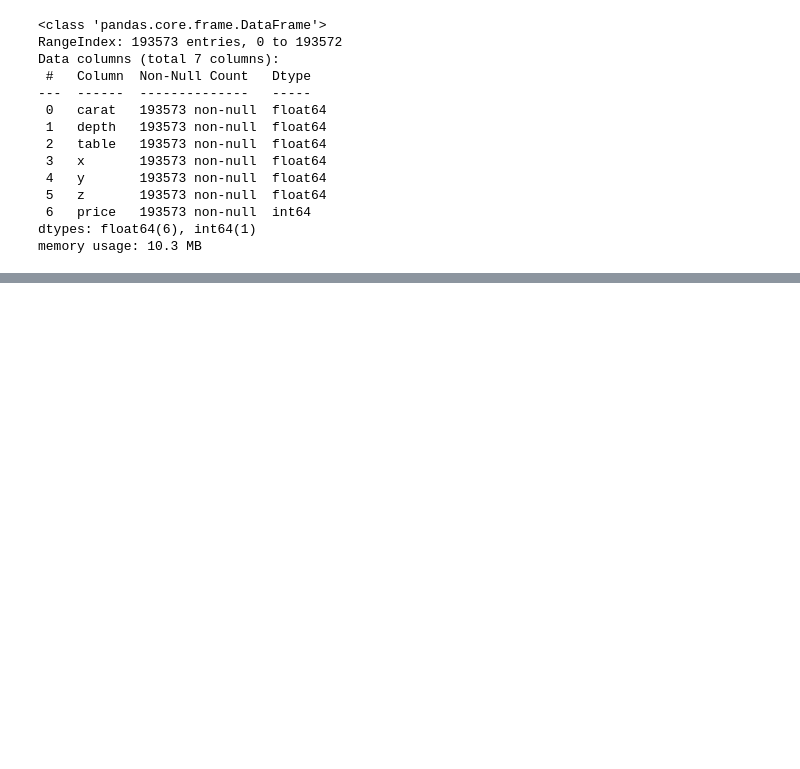
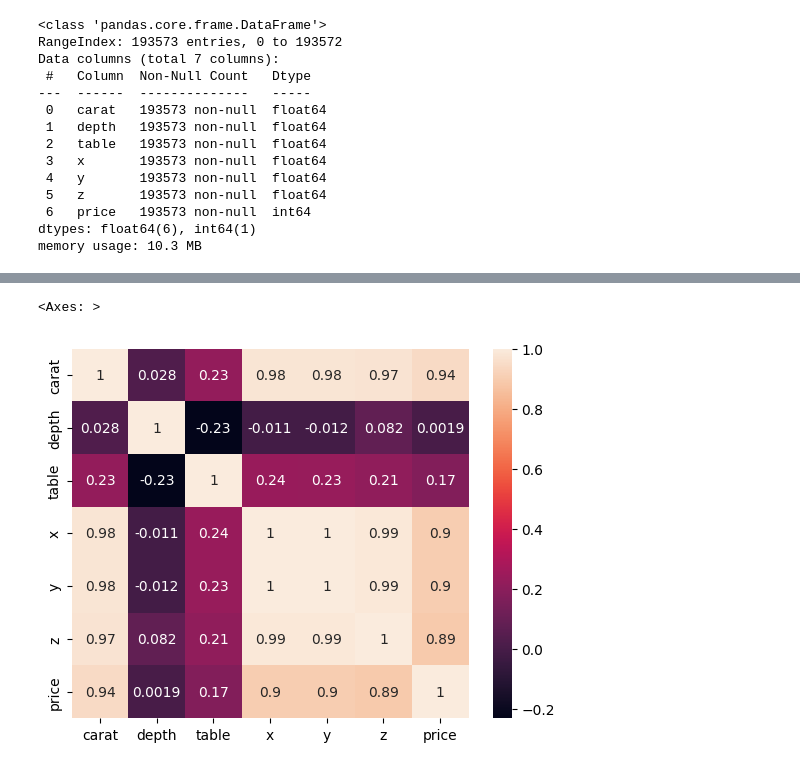
Before and after one commit to 1av22/ML-Ops-First-Project, a Jupyter notebook: experiments/experiment.ipynb, the cells around one changed output, grey strips where cells are left out. Drawn from its saved outputs; the diff is of its cells as text; code cells hidden in the pictures; blank space fills up the shorter version.

```diff
--- a/experiments/experiment.ipynb
+++ b/experiments/experiment.ipynb
@@ -90,0 +108,5 @@ memory usage: 10.3 MB
+# %%
+sns.heatmap(data[num_cols].corr(), annot=True)
+# %% [output]
+<Axes: >
+[figure, added]
```
Also changed, not shown: parts of 6 cells of this notebook.
